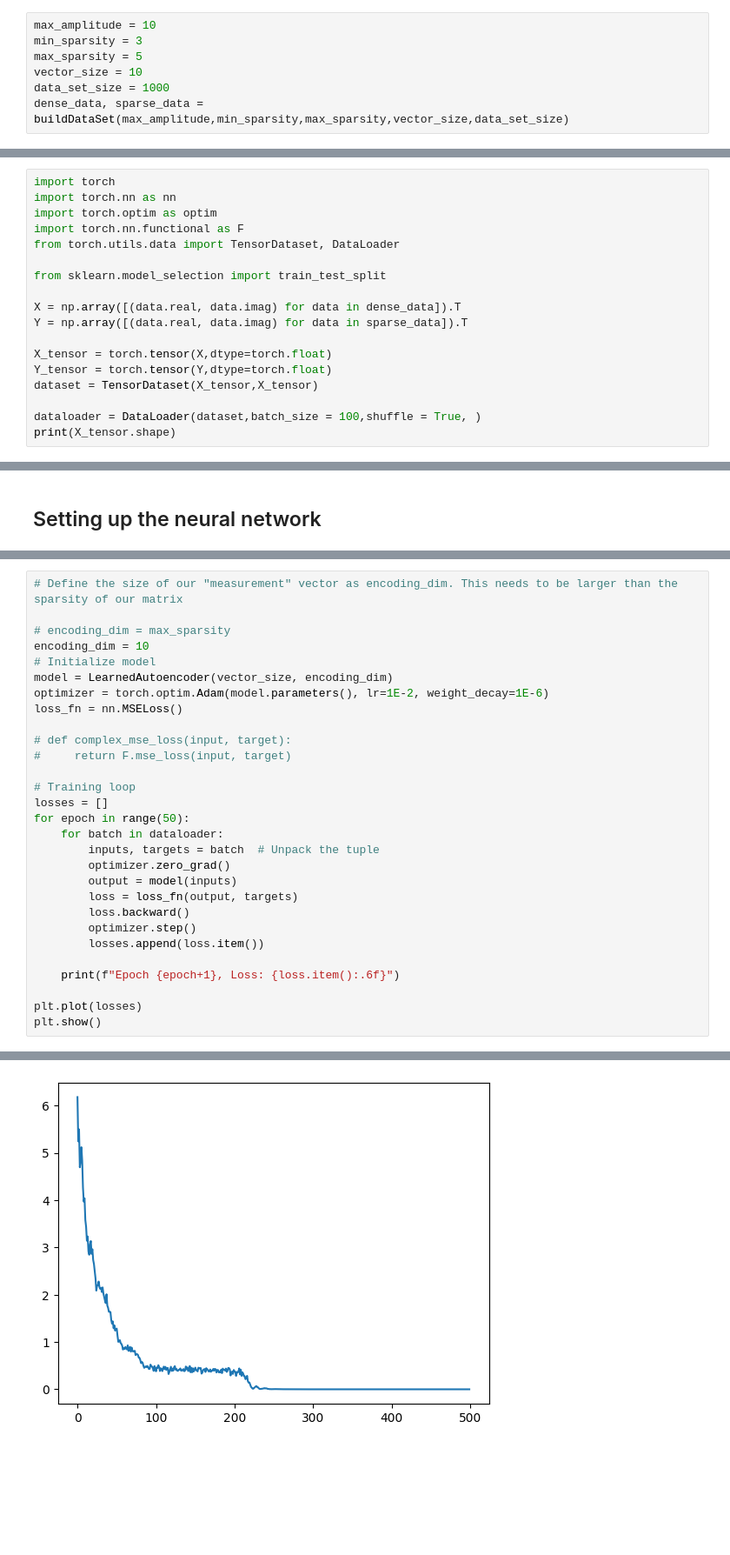
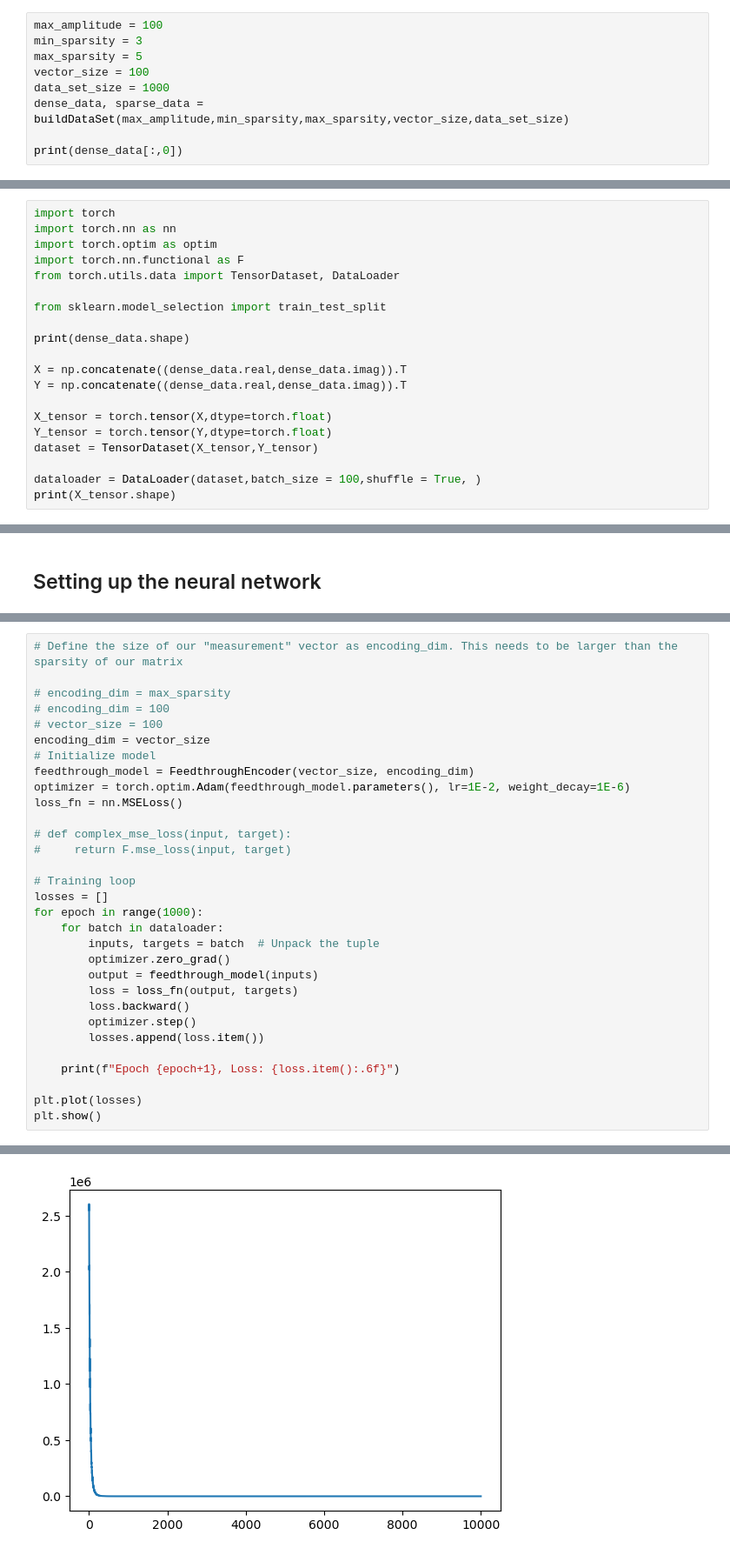
Before and after one commit to tomlijding/DL-based-CS-under-IQ-imbalance, a Jupyter notebook: main.ipynb, the cells around one changed output, grey strips where cells are left out. Shown at 87% size. Saved outputs shown, nothing was run; the diff lists cells and outputs as text; blank space fills up the shorter version.

Commit message:
Autoencoder gemaakt

```diff
--- a/main.ipynb
+++ b/main.ipynb
@@ -25,9 +26,11 @@ def buildDataSet(max_amplitude,min_sparsity,max_sparsity,vector_size,data_set_si
 # %% [markdown]
 ## Build the dataset
 # %%
-max_amplitude = 10
+max_amplitude = 100
 min_sparsity = 3
 max_sparsity = 5
-vector_size = 10
+vector_size = 100
 data_set_size = 1000
 dense_data, sparse_data = buildDataSet(max_amplitude,min_sparsity,max_sparsity,vector_size,data_set_size)
+
+print(dense_data[:,0])
@@ -71,12 +93,14 @@ from torch.utils.data import TensorDataset, DataLoader
 
 from sklearn.model_selection import train_test_split
 
-X = np.array([(data.real, data.imag) for data in dense_data]).T
-Y = np.array([(data.real, data.imag) for data in sparse_data]).T
+print(dense_data.shape)
+
+X = np.concatenate((dense_data.real,dense_data.imag)).T
+Y = np.concatenate((dense_data.real,dense_data.imag)).T
 
 X_tensor = torch.tensor(X,dtype=torch.float)
 Y_tensor = torch.tensor(Y,dtype=torch.float)
-dataset = TensorDataset(X_tensor,X_tensor)
+dataset = TensorDataset(X_tensor,Y_tensor)
 
 dataloader = DataLoader(dataset,batch_size = 100,shuffle = True, )
 print(X_tensor.shape)
@@ -174,10 +250,12 @@ class LearnedAutoencoder(nn.Module):
 # Define the size of our "measurement" vector as encoding_dim. This needs to be larger than the sparsity of our matrix
 
 # encoding_dim = max_sparsity
-encoding_dim = 10
+# encoding_dim = 100
+# vector_size = 100
+encoding_dim = vector_size
 # Initialize model
-model = LearnedAutoencoder(vector_size, encoding_dim)
-optimizer = torch.optim.Adam(model.parameters(), lr=1E-2, weight_decay=1E-6)
+feedthrough_model = FeedthroughEncoder(vector_size, encoding_dim)
+optimizer = torch.optim.Adam(feedthrough_model.parameters(), lr=1E-2, weight_decay=1E-6)
 loss_fn = nn.MSELoss()
 
 # def complex_mse_loss(input, target):
@@ -185,11 +263,11 @@ loss_fn = nn.MSELoss()
 
 # Training loop
 losses = []
-for epoch in range(50):
+for epoch in range(1000):
     for batch in dataloader:
         inputs, targets = batch  # Unpack the tuple
         optimizer.zero_grad()
-        output = model(inputs)
+        output = feedthrough_model(inputs)
         loss = loss_fn(output, targets)
         loss.backward()
         optimizer.step()
@@ -220,4 +298,4 @@ Epoch 50, Loss: 0.000000
-[figure, old version]
+[figure, new version]
 # %%
 print(output[-1] - targets[-1])
 # %% [output]
```
Also changed, not shown: parts of 13 cells of this notebook.
